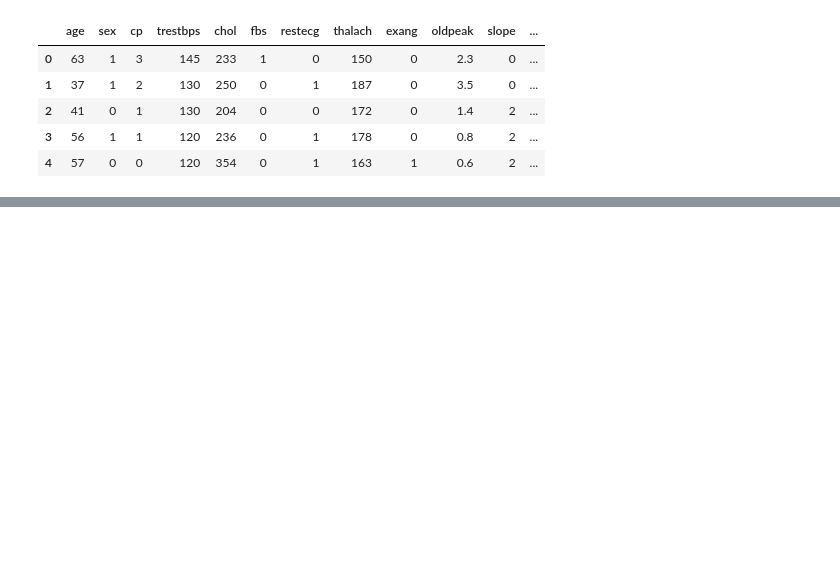
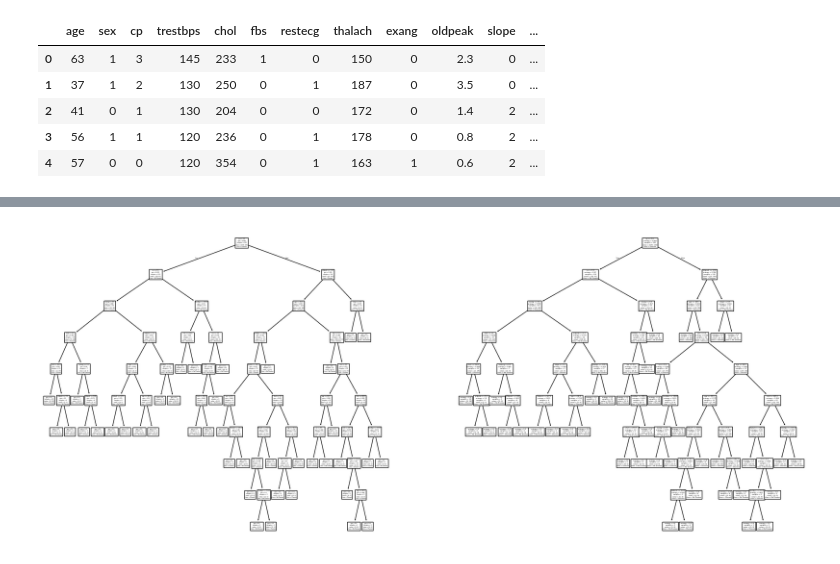
Before and after one commit to usaidahmed01/Machine-Learning, a Jupyter notebook: Decision_Tree.ipynb, the cells around one changed output, grey strips where cells are left out. Cells and saved outputs as stored; diff of their text form; code cells hidden in the pictures; blank space fills up the shorter version.

```diff
--- a/Decision_Tree.ipynb
+++ b/Decision_Tree.ipynb
@@ -89,0 +119,12 @@ Confusion Matrix
+# %%
+# Tree for Understanding
+plt.figure(figsize=(24,10))
+plt.subplot(1,2,1)
+tree.plot_tree(model_GINI, feature_names=X.columns, class_names=['No Disease' , 'Disease'], max_depth=10)
+plt.subplot(1,2,2)
+tree.plot_tree(model_Entropy, feature_names=X.columns, class_names=['No Disease' , 'Disease'], max_depth=10)
+plt.show()
+plt.show()
+# So we observed that if we increase the max depth the model will be overfitted
+# %% [output]
+[figure, added]
```
Also changed, not shown: parts of 7 cells of this notebook.
